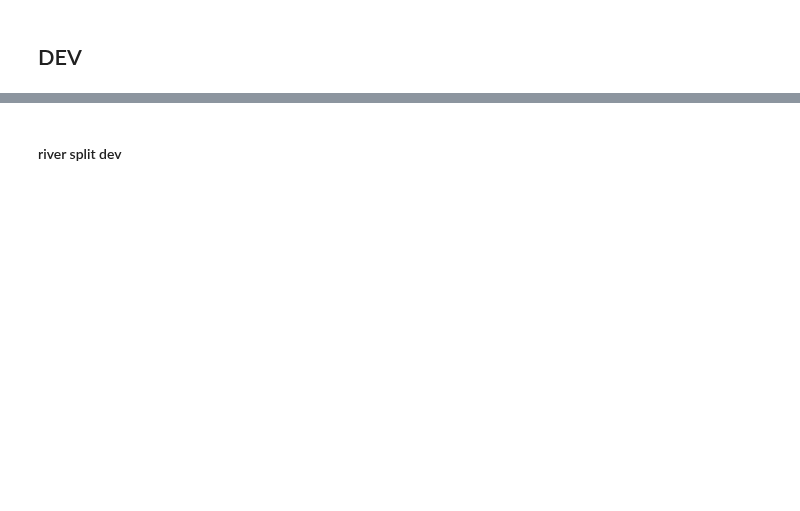
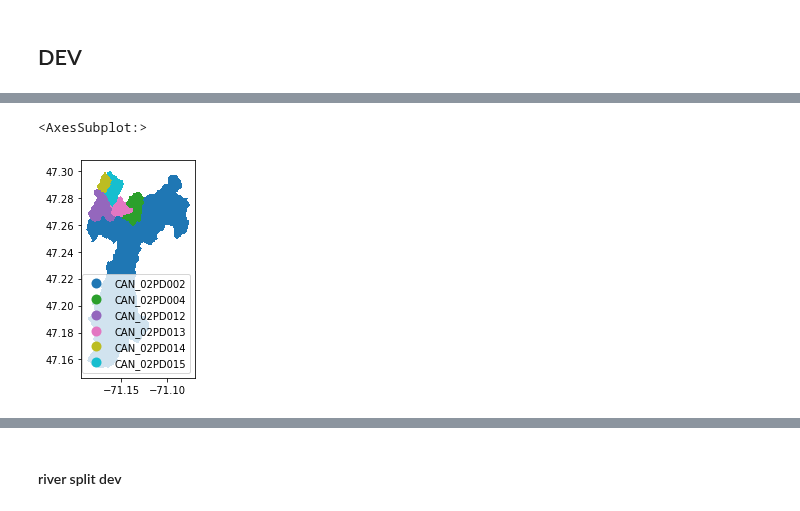
Before and after one commit to CH-Earth/camels_spat, a Jupyter notebook: 5_basin_delineation/8_distributed_shape_split_nested_polygons_and_rivers.ipynb, the cells around one changed output, grey strips where cells are left out. Saved outputs shown, nothing was run; the diff lists cells and outputs as text; code cells hidden in the pictures; blank space fills up the shorter version.

```diff
--- a/5_basin_delineation/8_distributed_shape_split_nested_polygons_and_rivers.ipynb
+++ b/5_basin_delineation/8_distributed_shape_split_nested_polygons_and_rivers.ipynb
@@ -406,3 +439,8 @@ new_basin_parts, new_comids, new_basin_gdf = split_nested_polygon(comid, old_bas
+# %%
+new_basin_gdf.plot(column='basin_id', legend=True, legend_kwds={'loc': 'lower right'})
+# %% [output]
+<AxesSubplot:>
+[figure, added]
 # %%
 # mimic function inputs
 comid = comid
```
Also changed, not shown: parts of 50 cells of this notebook.
